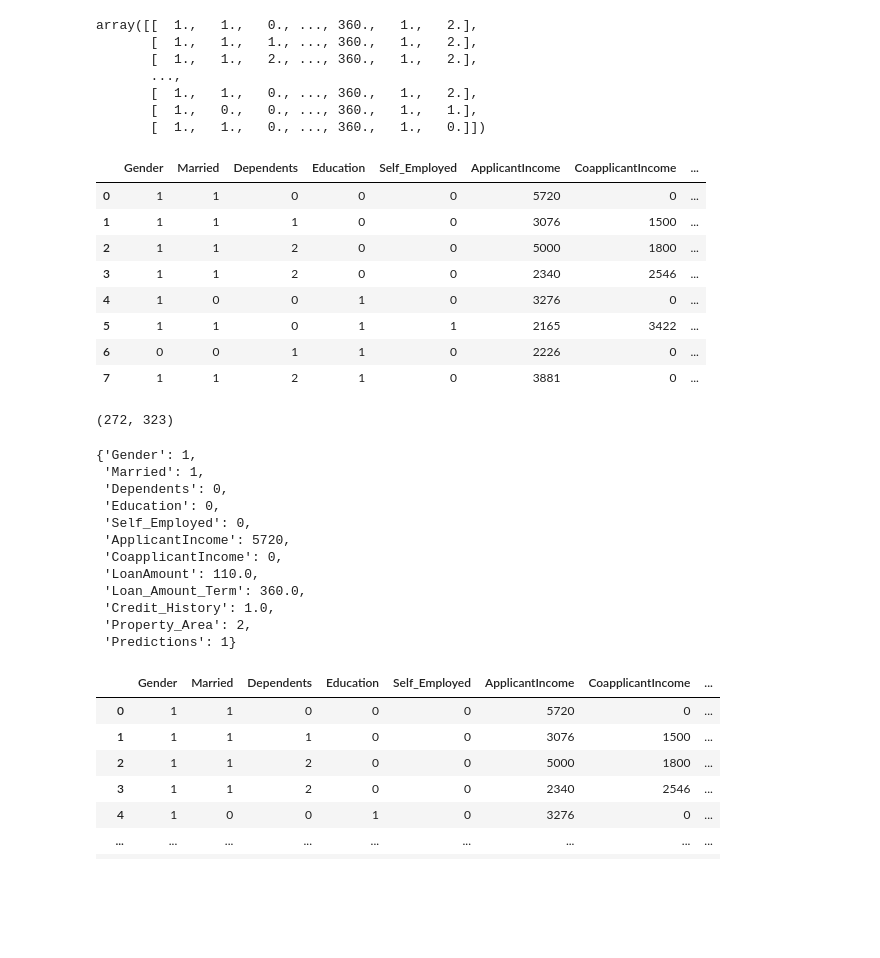
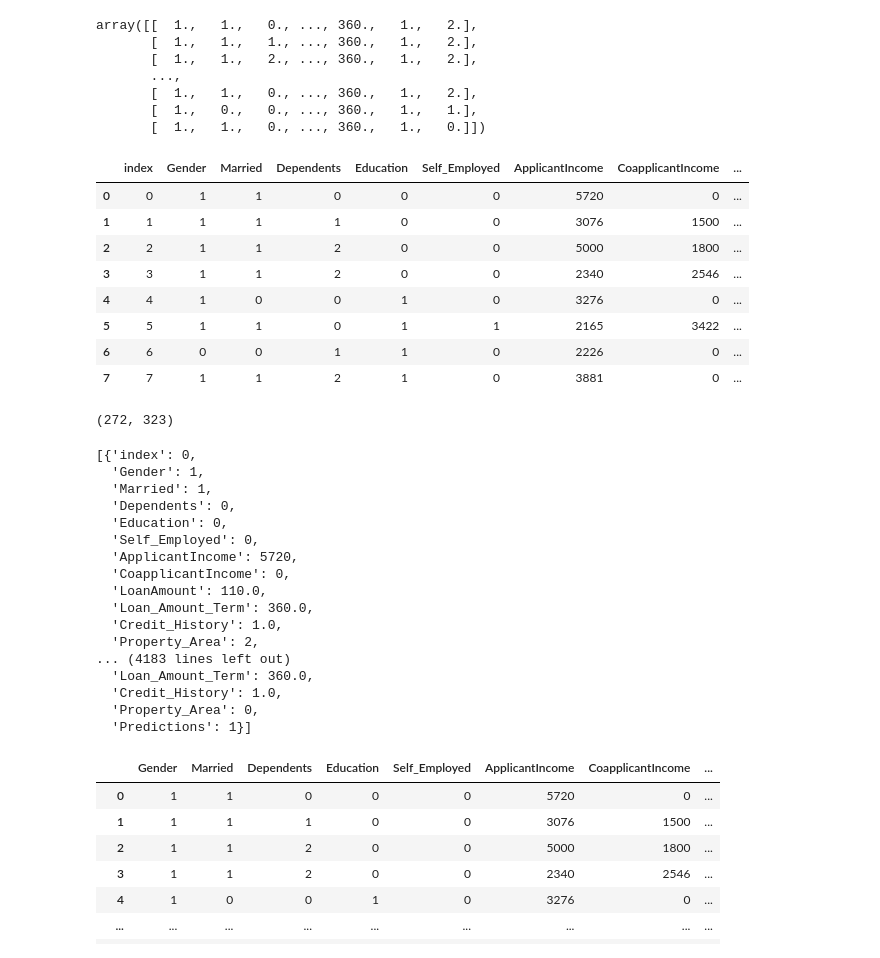
Before and after one commit to chineidu/Loan-repayment, a Jupyter notebook: Untitled.ipynb, the cells around one changed output. Cells and saved outputs as stored; diff of their text form; code cells hidden in the pictures; blank space fills up the shorter version.

```diff
--- a/Untitled.ipynb
+++ b/Untitled.ipynb
@@ -126,19 +126,20 @@ array([[  1.,   1.,   0., ..., 360.,   1.,   2.],
 # %%
 # make predictions
 pred = clf.predict(X)
 # add predictions to dataframe
 test_data['Predictions'] = pred
+test_data = test_data.reset_index()
 test_data.head(8)
 # %% [output]
-|  | Gender | Married | Dependents | Education | Self_Employed | ApplicantIncome | CoapplicantIncome | ... |
-| 0 | 1 | 1 | 0 | 0 | 0 | 5720 | 0 | ... |
-| 1 | 1 | 1 | 1 | 0 | 0 | 3076 | 1500 | ... |
-| 2 | 1 | 1 | 2 | 0 | 0 | 5000 | 1800 | ... |
-| 3 | 1 | 1 | 2 | 0 | 0 | 2340 | 2546 | ... |
-| 4 | 1 | 0 | 0 | 1 | 0 | 3276 | 0 | ... |
-| 5 | 1 | 1 | 0 | 1 | 1 | 2165 | 3422 | ... |
-| 6 | 0 | 0 | 1 | 1 | 0 | 2226 | 0 | ... |
-| 7 | 1 | 1 | 2 | 1 | 0 | 3881 | 0 | ... |
+|  | index | Gender | Married | Dependents | Education | Self_Employed | ApplicantIncome | CoapplicantIncome | ... |
+| 0 | 0 | 1 | 1 | 0 | 0 | 0 | 5720 | 0 | ... |
+| 1 | 1 | 1 | 1 | 1 | 0 | 0 | 3076 | 1500 | ... |
+| 2 | 2 | 1 | 1 | 2 | 0 | 0 | 5000 | 1800 | ... |
+| 3 | 3 | 1 | 1 | 2 | 0 | 0 | 2340 | 2546 | ... |
+| 4 | 4 | 1 | 0 | 0 | 1 | 0 | 3276 | 0 | ... |
+| 5 | 5 | 1 | 1 | 0 | 1 | 1 | 2165 | 3422 | ... |
+| 6 | 6 | 0 | 0 | 1 | 1 | 0 | 2226 | 0 | ... |
+| 7 | 7 | 1 | 1 | 2 | 1 | 0 | 3881 | 0 | ... |
 # %%
 (test_data['Predictions'].sum(), len(test_data))
 # %% [output]
@@ -173,28 +174,33 @@ X = test_data.to_numpy()
 
 # make predictions
 pred = clf.predict(X)
-# add predictions to dataframe
 test_data['Predictions'] = pred
+test_data = test_data.reset_index()
 
 path= 'pred_data.json'   # path
 # save data as json
 json_data = save_df_as_json(test_data, path)
 # load the json file
 json_data = load_json_data(path)
-json_data[0]
+json_data
 # %% [output]
-{'Gender': 1,
- 'Married': 1,
- 'Dependents': 0,
- 'Education': 0,
- 'Self_Employed': 0,
- 'ApplicantIncome': 5720,
- 'CoapplicantIncome': 0,
- 'LoanAmount': 110.0,
- 'Loan_Amount_Term': 360.0,
- 'Credit_History': 1.0,
- 'Property_Area': 2,
- 'Predictions': 1}
+[{'index': 0,
+  'Gender': 1,
+  'Married': 1,
+  'Dependents': 0,
+  'Education': 0,
+  'Self_Employed': 0,
+  'ApplicantIncome': 5720,
+  'CoapplicantIncome': 0,
+  'LoanAmount': 110.0,
+  'Loan_Amount_Term': 360.0,
+  'Credit_History': 1.0,
+  'Property_Area': 2,
+... (4183 lines left out)
+  'Loan_Amount_Term': 360.0,
+  'Credit_History': 1.0,
+  'Property_Area': 0,
+  'Predictions': 1}]
 # %%
 test_data
 # %% [output]
```
Also changed, not shown: parts of 8 cells of this notebook, 3 other files.
